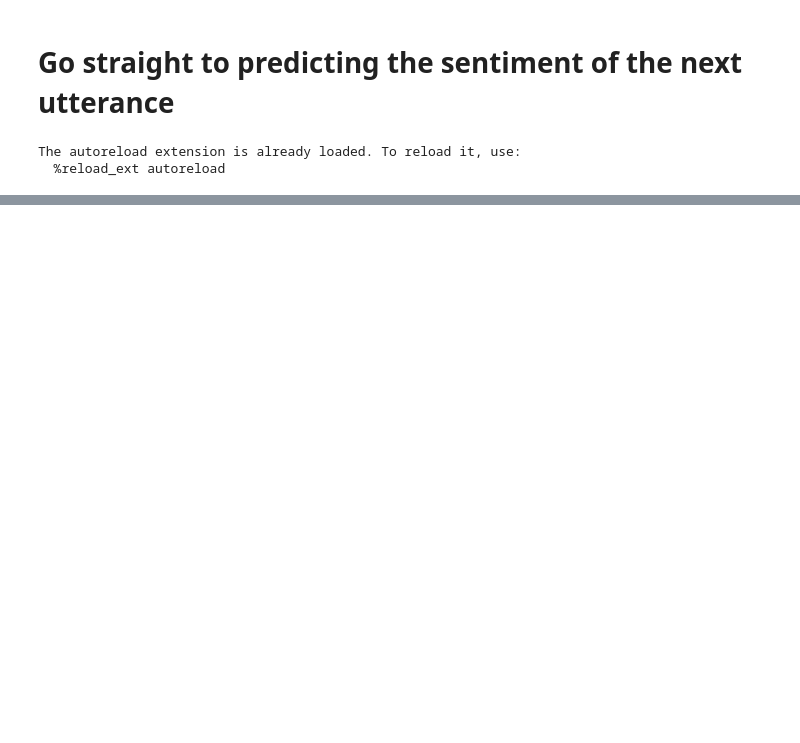
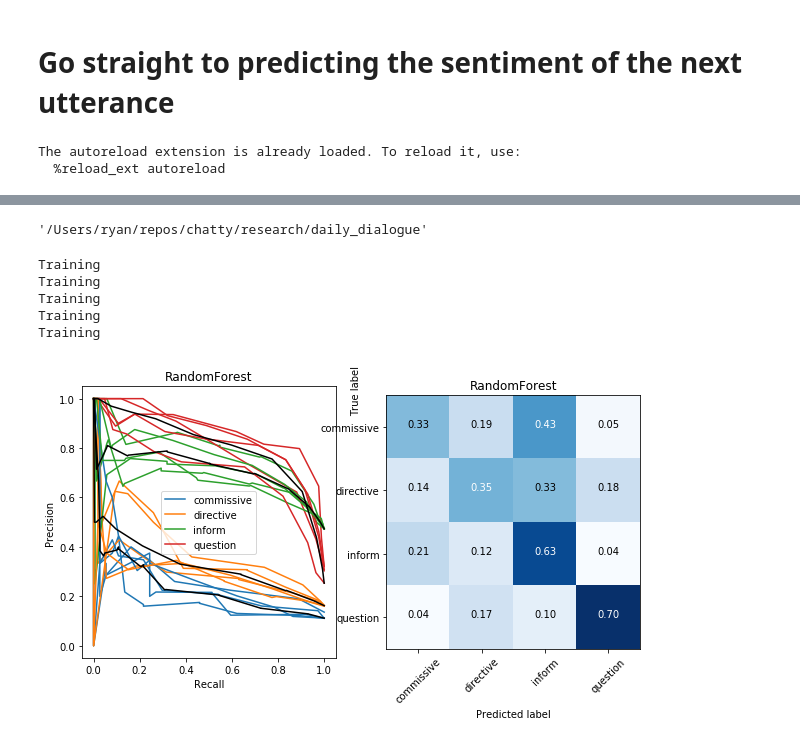
Before and after one commit to Ryanglambert/chatty, a Jupyter notebook: research/daily_dialogue/Predict_Next_Utterance_Sentiment.ipynb, the cells around one changed output, grey strips where cells are left out. Cells and saved outputs as stored; diff of their text form; code cells hidden in the pictures; blank space fills up the shorter version.

```diff
--- a/research/daily_dialogue/Predict_Next_Utterance_Sentiment.ipynb
+++ b/research/daily_dialogue/Predict_Next_Utterance_Sentiment.ipynb
@@ -45,0 +108,19 @@ plot.plot_confusion_matrix(cm, le.classes_, normalize=True, title=title);
+# %%
+os.path.realpath(os.curdir)
+# %% [output]
+'/Users/ryan/repos/chatty/research/daily_dialogue'
+# %%
+results = data.cv_stratified_shuffle(X[::50], y[::50],
+                                     RandomForestClassifier(n_jobs=-1),
+                                     splits=5,
+                                     upsample='SMOTE')
+# %% [output]
+Training
+Training
+Training
+Training
+Training
+# %%
+plot.plot_prec_rec(results, "RandomForest", normalize_confusion_matrix=True)
+# %% [output]
+[figure, added]
```
Also changed, not shown: parts of 18 cells of this notebook, 1 other file.
